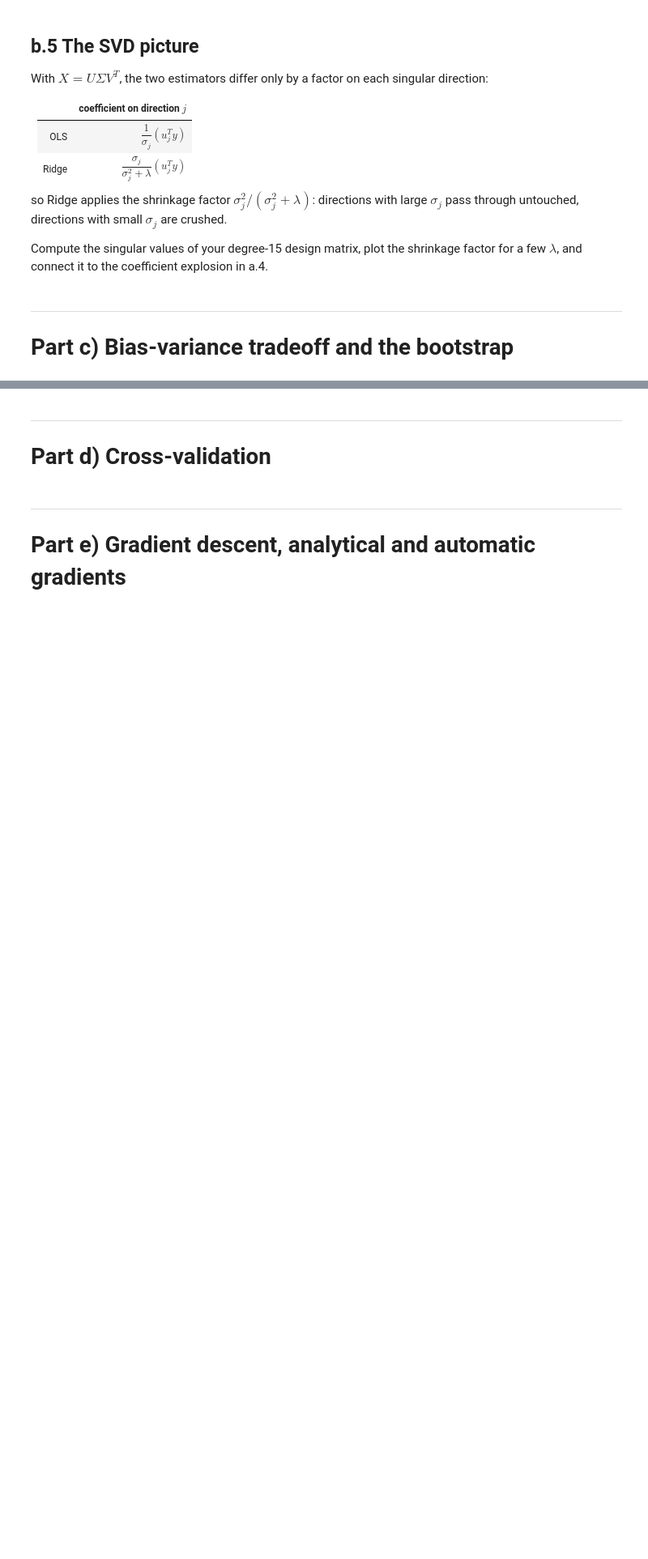
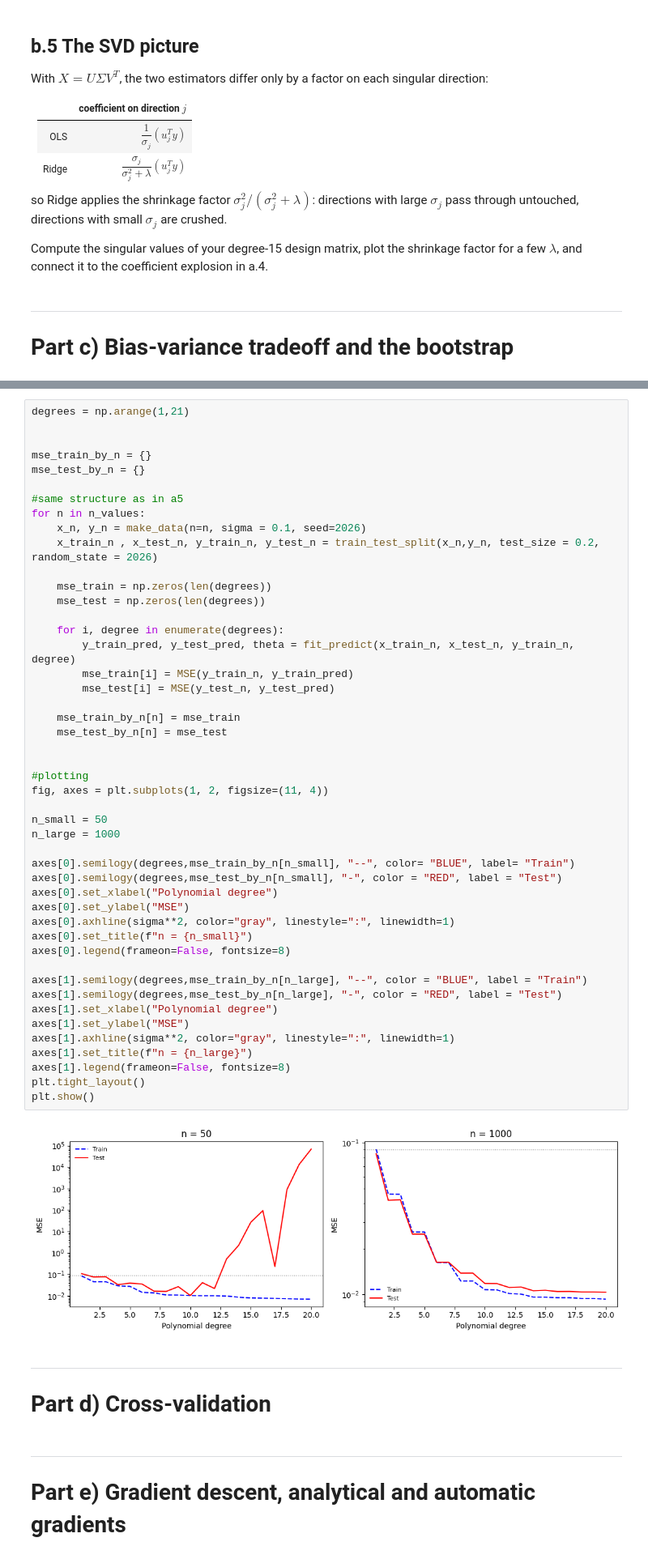
Before and after one commit to Parisa-amin/FYS-STK4155, a Jupyter notebook: Project1/code/Project1.ipynb, the cells around one changed output, grey strips where cells are left out. Shown at 81% size. Saved outputs shown, nothing was run; the diff lists cells and outputs as text; blank space fills up the shorter version.

```diff
--- a/Project1/code/Project1.ipynb
+++ b/Project1/code/Project1.ipynb
@@ -574,3 +580,52 @@ factor for a few $\lambda$, and connect it to the coefficient explosion in a.4.
+# %%
+degrees = np.arange(1,21)
+
+
+mse_train_by_n = {}
+mse_test_by_n = {}
+
+#same structure as in a5
+for n in n_values:
+    x_n, y_n = make_data(n=n, sigma = 0.1, seed=2026)
+    x_train_n , x_test_n, y_train_n, y_test_n = train_test_split(x_n,y_n, test_size = 0.2, random_state = 2026)
+
+    mse_train = np.zeros(len(degrees))
+    mse_test = np.zeros(len(degrees))
+
+    for i, degree in enumerate(degrees):
+        y_train_pred, y_test_pred, theta = fit_predict(x_train_n, x_test_n, y_train_n, degree)
+        mse_train[i] = MSE(y_train_n, y_train_pred)
+        mse_test[i] = MSE(y_test_n, y_test_pred)
+
+    mse_train_by_n[n] = mse_train
+    mse_test_by_n[n] = mse_test
+
+
+#plotting
+fig, axes = plt.subplots(1, 2, figsize=(11, 4))
+
+n_small = 50
+n_large = 1000
+
+axes[0].semilogy(degrees,mse_train_by_n[n_small], "--", color= "BLUE", label= "Train")
+axes[0].semilogy(degrees,mse_test_by_n[n_small], "-", color = "RED", label = "Test")
+axes[0].set_xlabel("Polynomial degree")
+axes[0].set_ylabel("MSE")
+axes[0].axhline(sigma**2, color="gray", linestyle=":", linewidth=1)
+axes[0].set_title(f"n = {n_small}")
+axes[0].legend(frameon=False, fontsize=8)
+
+axes[1].semilogy(degrees,mse_train_by_n[n_large], "--", color = "BLUE", label = "Train")
+axes[1].semilogy(degrees,mse_test_by_n[n_large], "-", color = "RED", label = "Test")
+axes[1].set_xlabel("Polynomial degree")
+axes[1].set_ylabel("MSE")
+axes[1].axhline(sigma**2, color="gray", linestyle=":", linewidth=1)
+axes[1].set_title(f"n = {n_large}")
+axes[1].legend(frameon=False, fontsize=8)
+plt.tight_layout()
+plt.show()
+# %% [output]
+[figure, added]
 # %% [markdown]
 ---
 # Part d) Cross-validation
```
Also changed, not shown: parts of 14 cells of this notebook.
